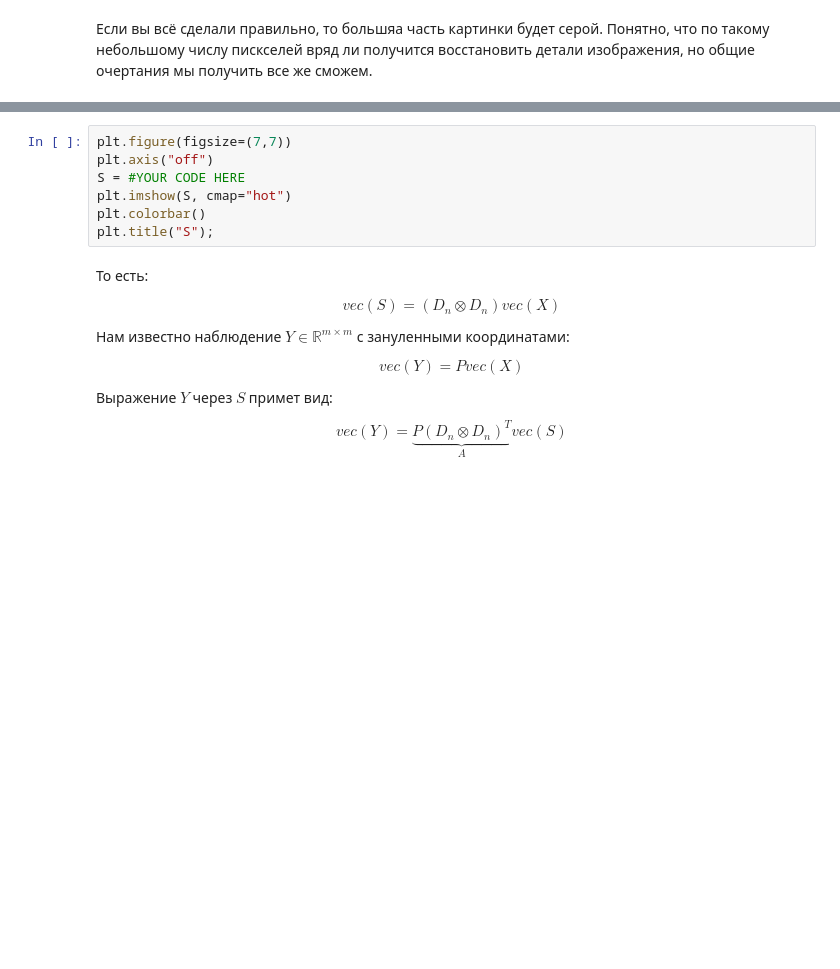
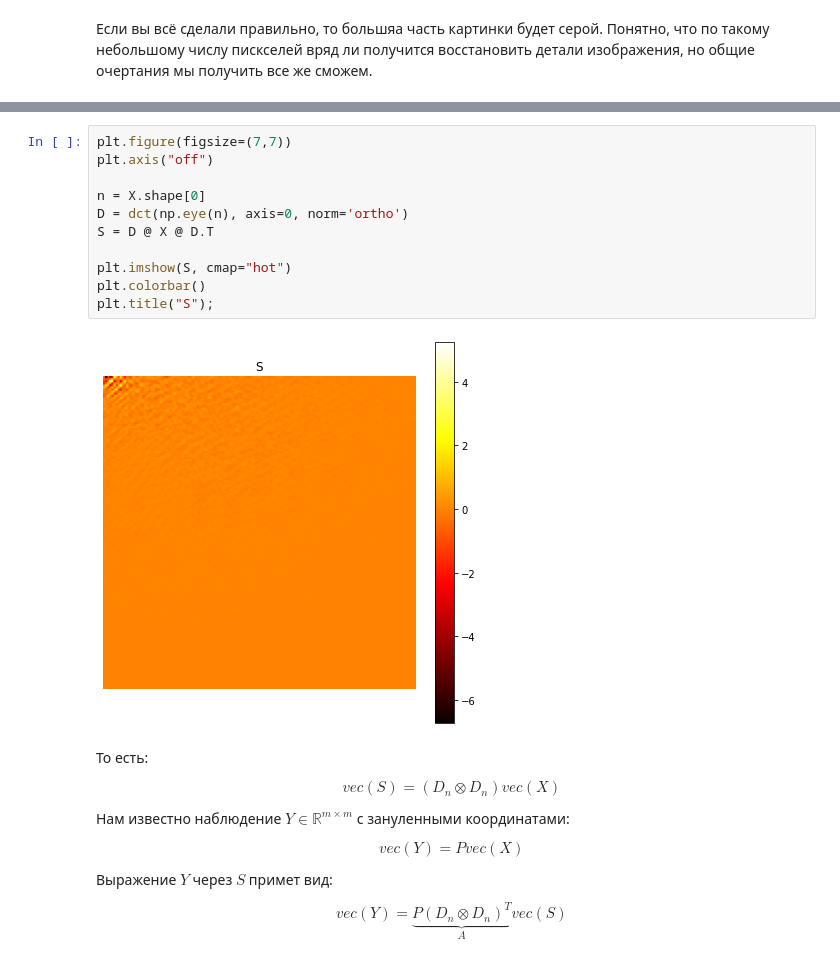
Before and after one commit to myramystin/omv, a Jupyter notebook: omv_pdz3/pdz3_onikova_1.ipynb, the cells around one changed output, grey strips where cells are left out. Saved outputs shown, nothing was run; the diff lists cells and outputs as text; blank space fills up the shorter version.

```diff
--- a/omv_pdz3/pdz3_onikova_1.ipynb
+++ b/omv_pdz3/pdz3_onikova_1.ipynb
@@ -375,10 +428,16 @@ $$
 # %%
 plt.figure(figsize=(7,7))
 plt.axis("off")
-S = #YOUR CODE HERE
+
+n = X.shape[0]
+D = dct(np.eye(n), axis=0, norm='ortho')
+S = D @ X @ D.T
+
 plt.imshow(S, cmap="hot")
 plt.colorbar()
 plt.title("S");
+# %% [output]
+[figure, added]
 # %% [markdown]
 То есть:
 
```
Also changed, not shown: parts of 39 cells of this notebook, 1 other file.
